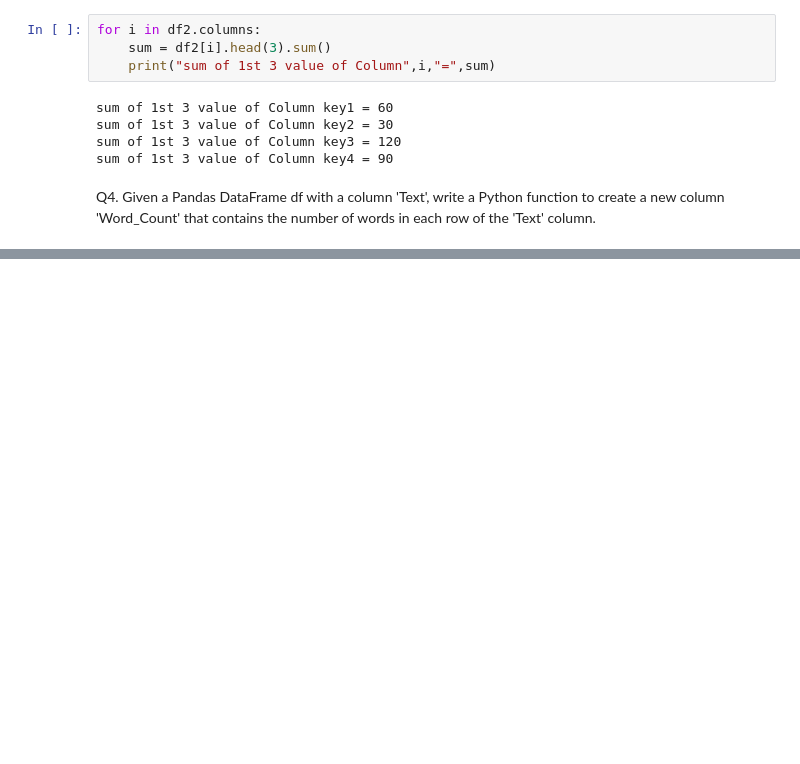
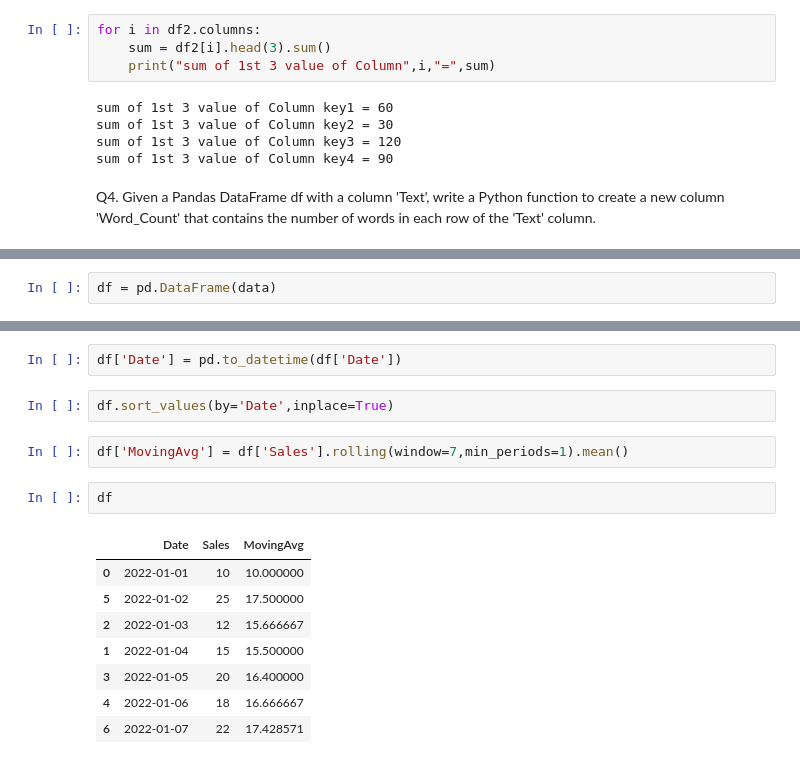
Before and after one commit to poojav5475/My_Assignment, a Jupyter notebook: padas_adv1.ipynb, the cells around one changed output, grey strips where cells are left out. Cells and saved outputs as stored; diff of their text form; blank space fills up the shorter version.

```diff
--- a/padas_adv1.ipynb
+++ b/padas_adv1.ipynb
@@ -153,0 +348,2 @@ df3 = pd.DataFrame(
+# %%
+df = pd.DataFrame(data)
@@ -153,0 +361,17 @@ df3 = pd.DataFrame(
+# %%
+df['Date'] = pd.to_datetime(df['Date'])
+# %%
+df.sort_values(by='Date',inplace=True)
+# %%
+df['MovingAvg'] = df['Sales'].rolling(window=7,min_periods=1).mean()
+# %%
+df
+# %% [output]
+|  | Date | Sales | MovingAvg |
+| 0 | 2022-01-01 | 10 | 10.000000 |
+| 5 | 2022-01-02 | 25 | 17.500000 |
+| 2 | 2022-01-03 | 12 | 15.666667 |
+| 1 | 2022-01-04 | 15 | 15.500000 |
+| 3 | 2022-01-05 | 20 | 16.400000 |
+| 4 | 2022-01-06 | 18 | 16.666667 |
+| 6 | 2022-01-07 | 22 | 17.428571 |
```
Also changed, not shown: parts of 49 cells of this notebook.
